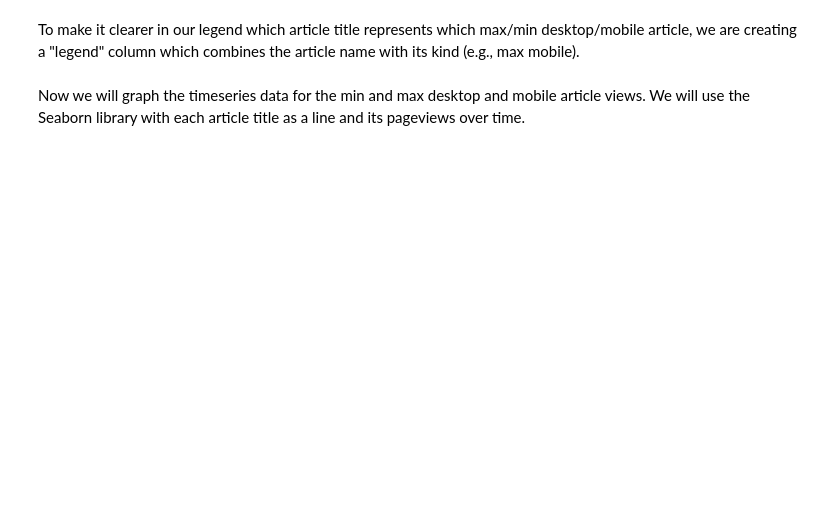
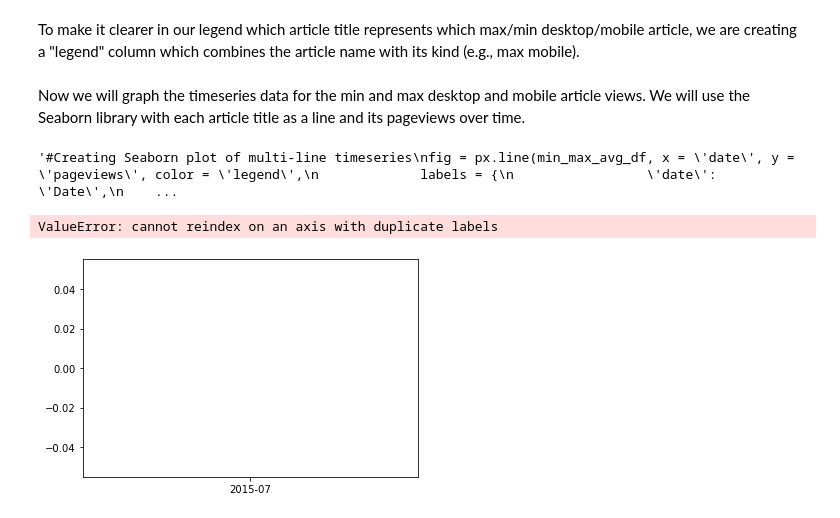
Before and after one commit to ekrolen/data-512-homework_1, a Jupyter notebook: scr/data_analysis.ipynb, the cells around one changed output. Saved outputs shown, nothing was run; the diff lists cells and outputs as text; code cells hidden in the pictures; blank space fills up the shorter version.

```diff
--- a/scr/data_analysis.ipynb
+++ b/scr/data_analysis.ipynb
@@ -127,7 +114,7 @@ min_max_avg_df['legend'] = min_max_avg_df['article_title']+" ("+min_max_avg_df['
 # %% [markdown]
 Now we will graph the timeseries data for the min and max desktop and mobile article views. We will use the Seaborn library with each article title as a line and its pageviews over time.
 # %%
-#Creating Seaborn plot of multi-line timeseries
+'''#Creating Seaborn plot of multi-line timeseries
 fig = px.line(min_max_avg_df, x = 'date', y = 'pageviews', color = 'legend',
              labels = {
                  'date': 'Date',
@@ -138,4 +125,14 @@ fig = px.line(min_max_avg_df, x = 'date', y = 'pageviews', color = 'legend',
 fig.update_layout(font_size = 8,
                     title=dict(font=dict(size=12)))
 fig.show()
-fig.write_image('../results/min_avg_max_avg.png')
+fig.write_image('../results/min_avg_max_avg.jpeg', format = 'jpeg',
+                engine = 'kaleido')'''
+# %% [output]
+'#Creating Seaborn plot of multi-line timeseries\nfig = px.line(min_max_avg_df, x = \'date\', y = \'pageviews\', color = \'legend\',\n             labels = {\n                 \'date\': \'Date\',\n    ...
+# %%
+#Graphing in Seaborn instead of plotly
+sns.lineplot(data = min_max_avg_df, x = 'date', y = 'pageviews',
+             hue = 'legend')
+# %% [output]
+ValueError: cannot reindex on an axis with duplicate labels
+[figure, added]
```
Also changed, not shown: parts of 15 cells of this notebook, 1 other file.
